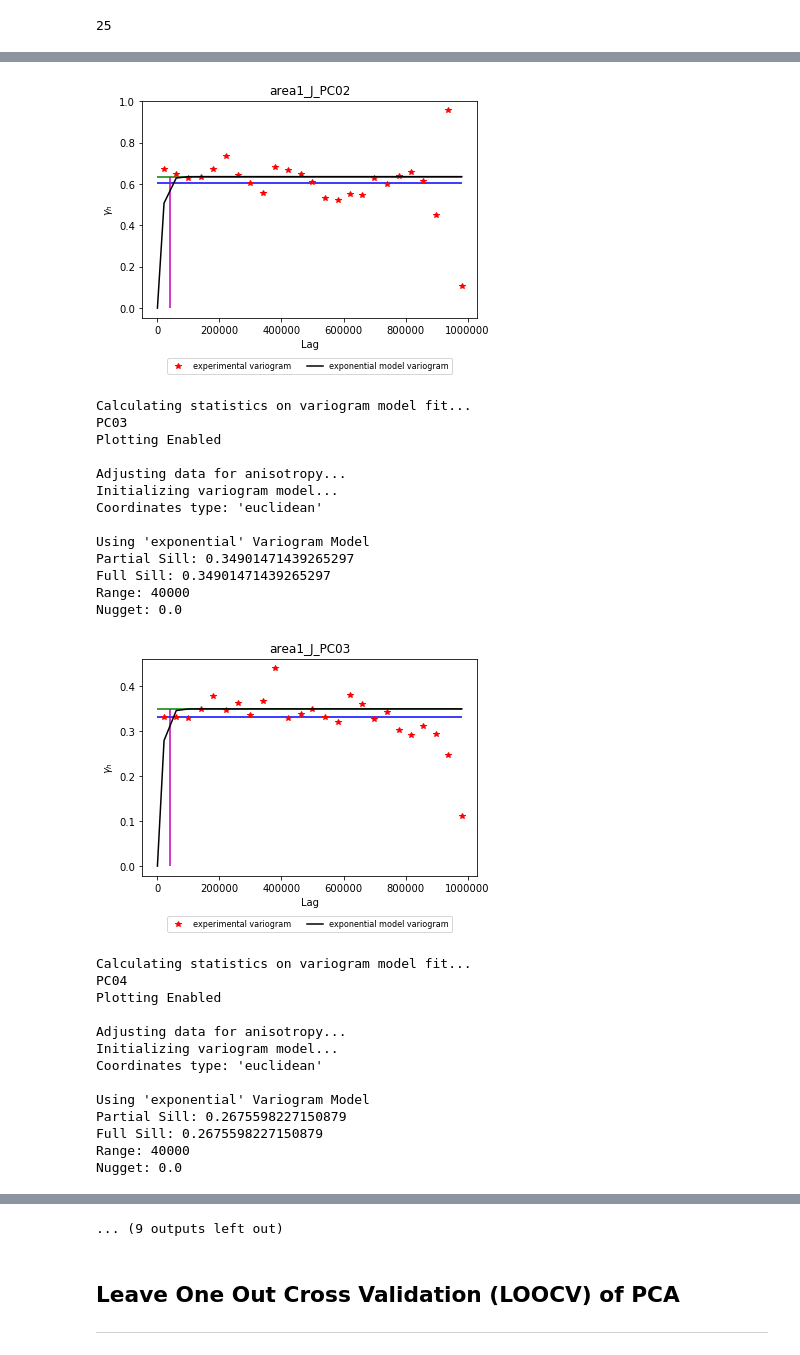
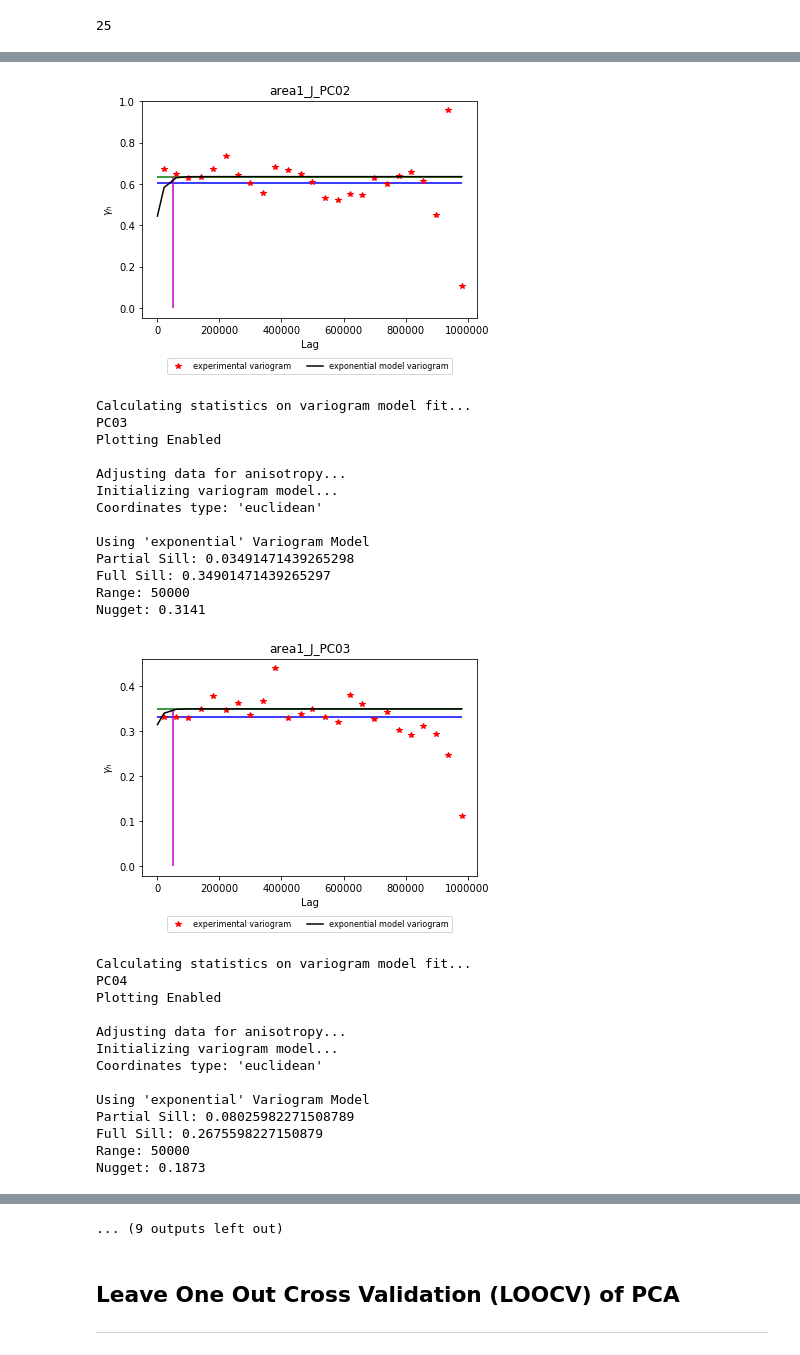
Before and after one commit to Complexio/Vistelius_1995_OCR, a Jupyter notebook: _ANALYSIS/2_area1_J_Interpolation.ipynb, the cells around one changed output, grey strips where cells are left out. Saved outputs shown, nothing was run; the diff lists cells and outputs as text; code cells hidden in the pictures.

```diff
--- a/_ANALYSIS/2_area1_J_Interpolation.ipynb
+++ b/_ANALYSIS/2_area1_J_Interpolation.ipynb
@@ -157,7 +157,7 @@ ___
 
 # Modified the range since variograms are not correct yet
 # range_ = [100000] * 15
-range_ = [40000, 40000, 40000, 40000, 40000, 40000, 40000, 40000, 40000, 100000, 100000, 100000, 100000, 100000, 100000]
+range_ = [50000, 50000, 50000, 50000, 50000, 50000, 50000, 50000, 50000, 100000, 100000, 100000, 100000, 100000, 100000]
 # %%
 # You can adjust the radius parameters below to change the slider settings
 # to visualize the figures interactively
@@ -377,7 +377,7 @@ ___
 
 # Depending on how many principal components you will use,
 # you will have to add more entries to this list.
-nugget_ = [0., 0., 0., 0., 0., 0., 0., 0., 0., 0., 0., 0., 0., 0., 0.,]
+nugget_ = [0.56, 0.4453, 0.3141, 0.1873, 0.1972, 0.1548, 0.06966, 0.03835, 0.01226, 0., 0., 0., 0., 0., 0.,]
 # %%
 PC_nr_list = [nr[2:] for nr in mineralogy_pca_df.columns]
 PC_nr_list
@@ -445,7 +445,7 @@ for component in mineralogy_pca_df.columns.tolist()[:-1]:
                         pluton=group_name,
                         show_nlag_pairs=False, # Turn off displaying number of lag pairs in lag bin
                         show_range_determine_guide=True, # 0.95 * sill highlighted with blue line to help determining range
-                        range_estimate=40000) # Pass in value in meters to display a line at range estimate; set value to None to not display line
+                        range_estimate=50000) # Pass in value in meters to display a line at range estimate; set value to None to not display line
 
 # NOTE that ideally Q1 is close to zero, Q2 is close to 1, and cR is as small as possible.
 # %% [output]
@@ -478,18 +478,18 @@ Nugget: 0.0
-[figure, old version]
+[figure, new version]
 Calculating statistics on variogram model fit...
 PC03
 Plotting Enabled
 
 Adjusting data for anisotropy...
 Initializing variogram model...
 Coordinates type: 'euclidean'
 
 Using 'exponential' Variogram Model
-Partial Sill: 0.34901471439265297
+Partial Sill: 0.03491471439265298
 Full Sill: 0.34901471439265297
-Range: 40000
-Nugget: 0.0
+Range: 50000
+Nugget: 0.3141
-[figure, old version]
+[figure, new version]
 Calculating statistics on variogram model fit...
 PC04
 Plotting Enabled
@@ -499,7 +499,7 @@ Initializing variogram model...
 Coordinates type: 'euclidean'
 
 Using 'exponential' Variogram Model
-Partial Sill: 0.2675598227150879
+Partial Sill: 0.08025982271508789
 Full Sill: 0.2675598227150879
-Range: 40000
-Nugget: 0.0
+Range: 50000
+Nugget: 0.1873
```
Also changed, not shown: parts of 17 cells of this notebook, 52 other files.
